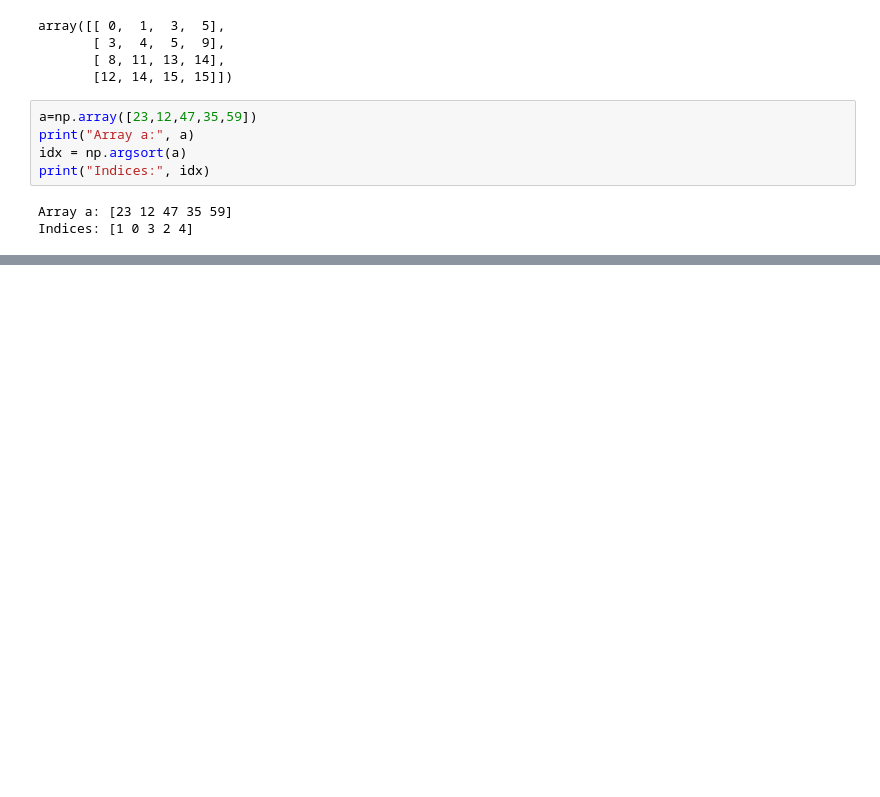
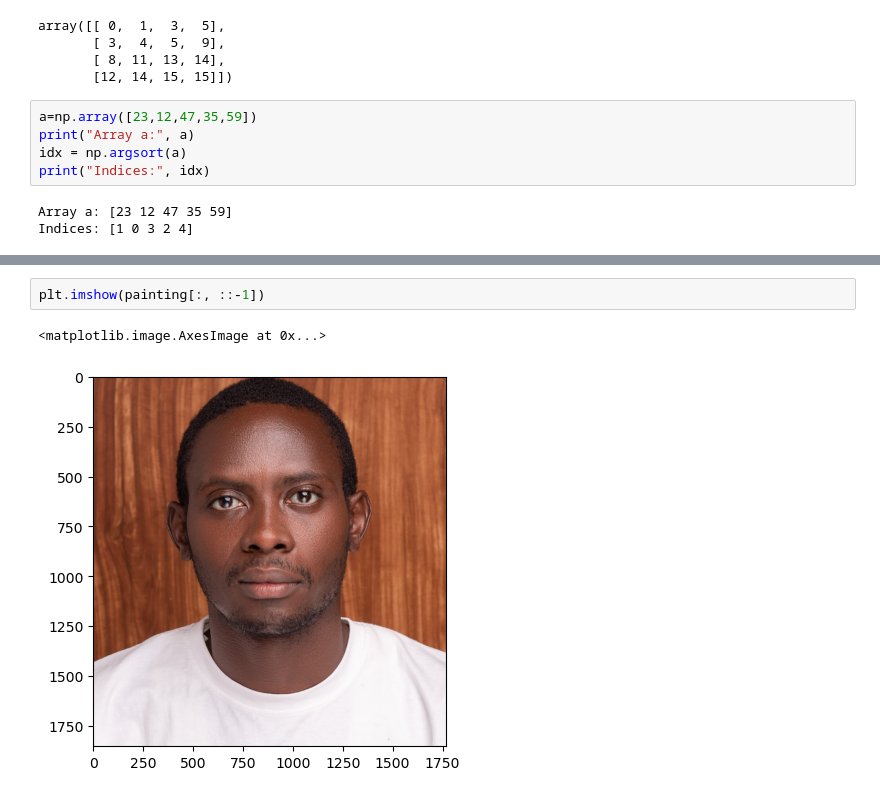
Before and after one commit to rabobahago/python_projects, a Jupyter notebook: scientific_programming_with_python/numpy/practice.ipynb, the cells around one changed output, grey strips where cells are left out. Saved outputs shown, nothing was run; the diff lists cells and outputs as text; blank space fills up the shorter version.

```diff
--- a/scientific_programming_with_python/numpy/practice.ipynb
+++ b/scientific_programming_with_python/numpy/practice.ipynb
@@ -728,0 +805,5 @@ Indices: [1 0 3 2 4]
+# %%
+plt.imshow(painting[:, ::-1])
+# %% [output]
+<matplotlib.image.AxesImage at 0x...>
+[figure, added]
```
Also changed, not shown: parts of 12 cells of this notebook, 1 other file.
